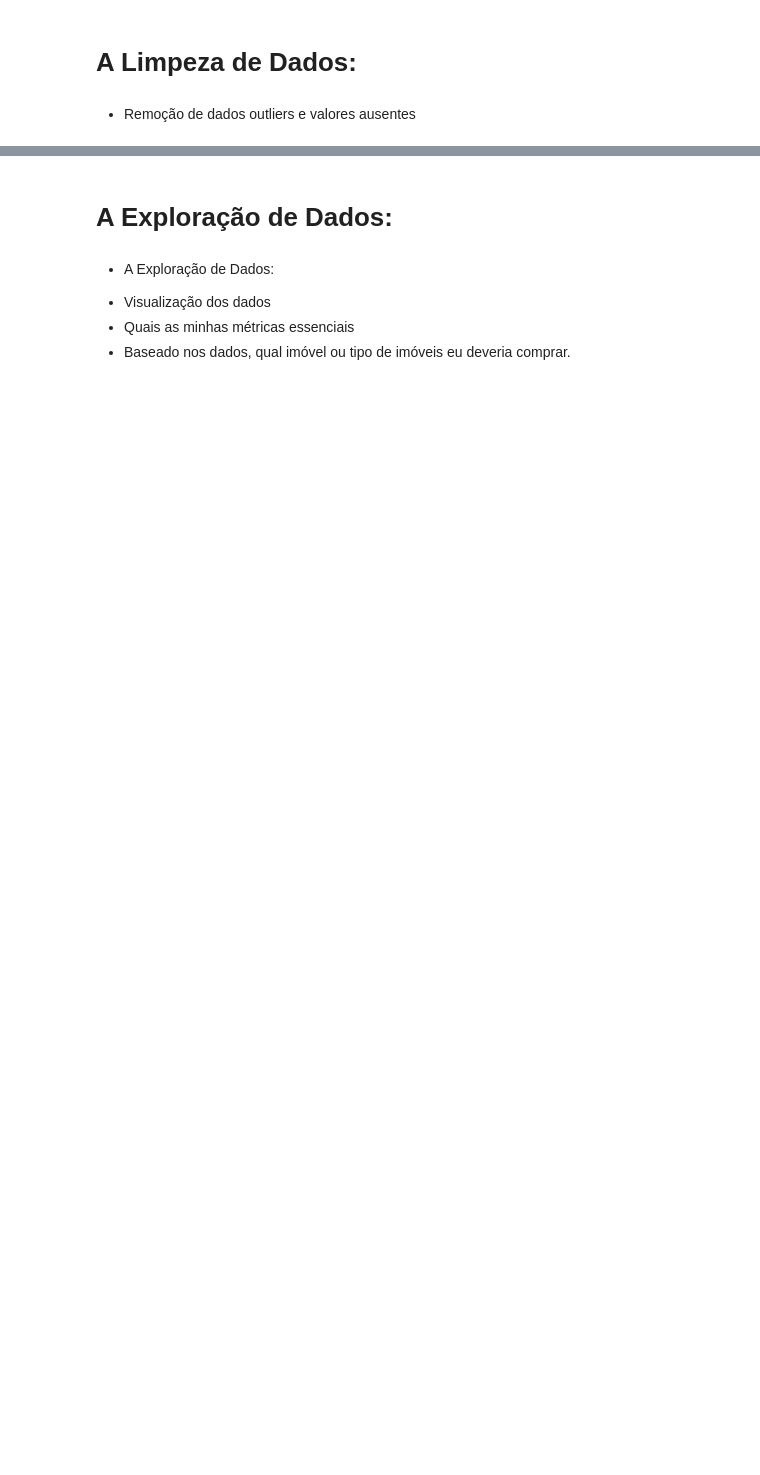
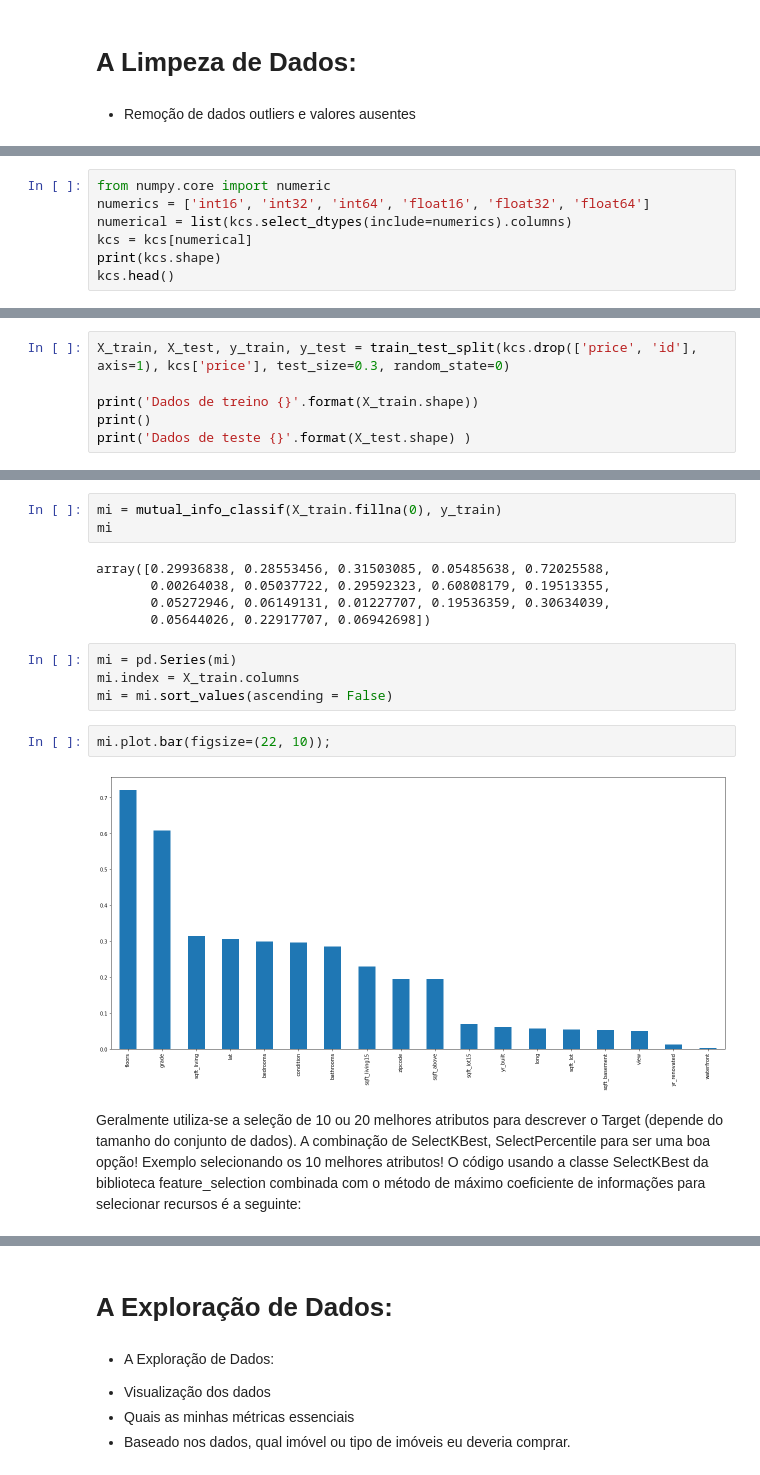
Before and after one commit to Adjalma/Mini-Projeto-DNC, a Jupyter notebook: Mini_Projeto_DNC.ipynb, the cells around one changed output, grey strips where cells are left out. Drawn from its saved outputs; the diff is of its cells as text; blank space fills up the shorter version.

```diff
--- a/Mini_Projeto_DNC.ipynb
+++ b/Mini_Projeto_DNC.ipynb
@@ -74,0 +66,7 @@ kcs
+# %%
+from numpy.core import numeric
+numerics = ['int16', 'int32', 'int64', 'float16', 'float32', 'float64']
+numerical = list(kcs.select_dtypes(include=numerics).columns)
+kcs = kcs[numerical]
+print(kcs.shape)
+kcs.head()
@@ -74,0 +85,6 @@ kcs
+# %%
+X_train, X_test, y_train, y_test = train_test_split(kcs.drop(['price', 'id'], axis=1), kcs['price'], test_size=0.3, random_state=0)
+
+print('Dados de treino {}'.format(X_train.shape))
+print()
+print('Dados de teste {}'.format(X_test.shape) )
@@ -74,0 +105,21 @@ kcs
+# %%
+mi = mutual_info_classif(X_train.fillna(0), y_train)
+mi
+# %% [output]
+array([0.29936838, 0.28553456, 0.31503085, 0.05485638, 0.72025588,
+       0.00264038, 0.05037722, 0.29592323, 0.60808179, 0.19513355,
+       0.05272946, 0.06149131, 0.01227707, 0.19536359, 0.30634039,
+       0.05644026, 0.22917707, 0.06942698])
+# %%
+mi = pd.Series(mi)
+mi.index = X_train.columns
+mi = mi.sort_values(ascending = False)
+# %%
+mi.plot.bar(figsize=(22, 10));
+# %% [output]
+[figure, added]
+# %% [markdown]
+Geralmente utiliza-se a seleção de 10 ou 20 melhores atributos para descrever o Target (depende do tamanho do conjunto de dados).
+A combinação de SelectKBest, SelectPercentile para ser uma boa opção!
+Exemplo selecionando os 10 melhores atributos!
+O código usando a classe SelectKBest da biblioteca feature_selection combinada com o método de máximo coeficiente de informações para selecionar recursos é a seguinte:
```
Also changed, not shown: parts of 26 cells of this notebook.
